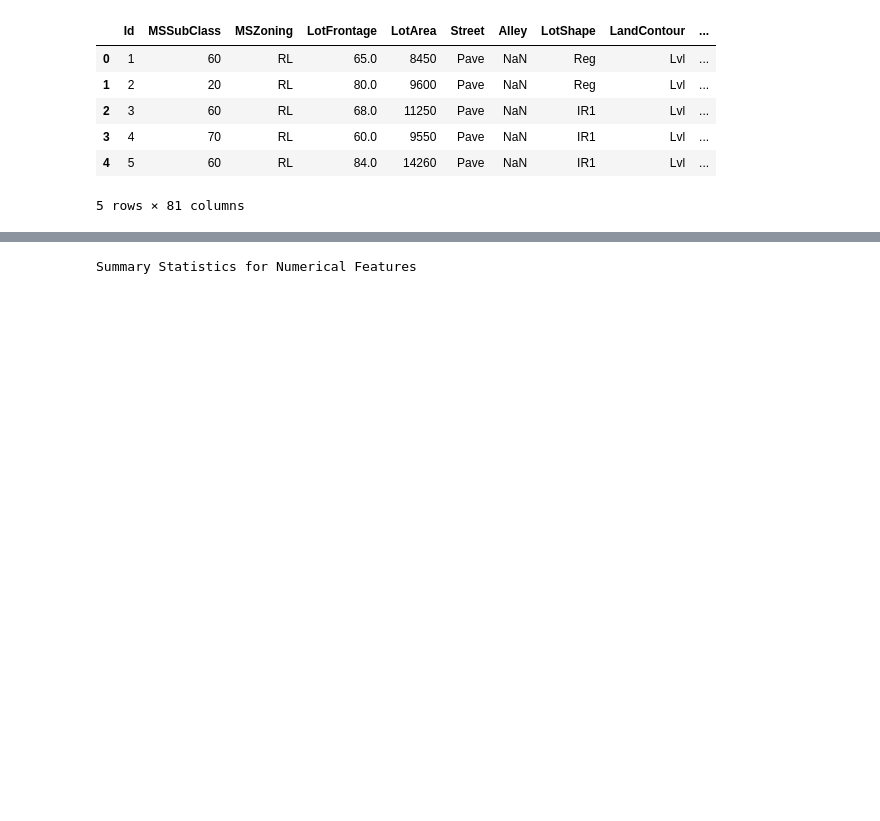
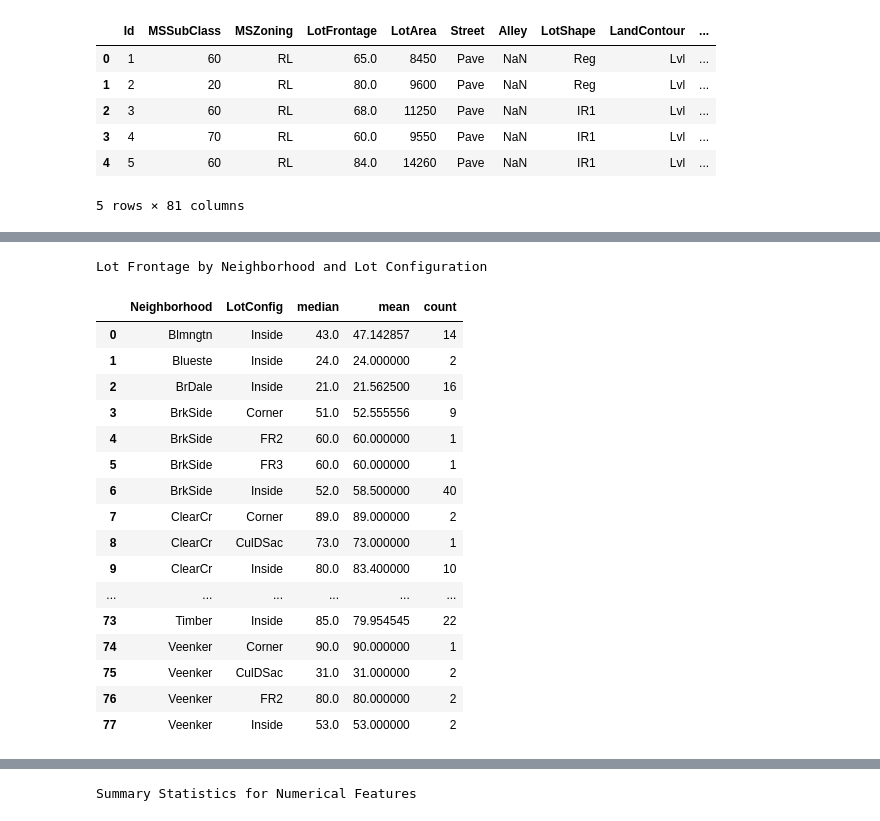
Before and after one commit to Sinjinkim/Ames-housing-price-predicton, a Jupyter notebook: notebooks/01_eda.ipynb, the cells around one changed output, grey strips where cells are left out. Drawn from its saved outputs; the diff is of its cells as text; code cells hidden in the pictures; blank space fills up the shorter version.

```diff
--- a/notebooks/01_eda.ipynb
+++ b/notebooks/01_eda.ipynb
@@ -135,0 +143,23 @@ Name: LotFrontage, dtype: int64
+# %%
+lotfrontage_by_group = (train.groupby(['Neighborhood', 'LotConfig'])['LotFrontage'].agg(median = 'median', mean = 'mean', count = 'count')).reset_index()
+
+display(HTML(create_scrollable_table(lotfrontage_by_group, "lotfrontage_by_group","Lot Frontage by Neighborhood and Lot Configuration")))
+# %% [output]
+Lot Frontage by Neighborhood and Lot Configuration
+|  | Neighborhood | LotConfig | median | mean | count |
+| 0 | Blmngtn | Inside | 43.0 | 47.142857 | 14 |
+| 1 | Blueste | Inside | 24.0 | 24.000000 | 2 |
+| 2 | BrDale | Inside | 21.0 | 21.562500 | 16 |
+| 3 | BrkSide | Corner | 51.0 | 52.555556 | 9 |
+| 4 | BrkSide | FR2 | 60.0 | 60.000000 | 1 |
+| 5 | BrkSide | FR3 | 60.0 | 60.000000 | 1 |
+| 6 | BrkSide | Inside | 52.0 | 58.500000 | 40 |
+| 7 | ClearCr | Corner | 89.0 | 89.000000 | 2 |
+| 8 | ClearCr | CulDSac | 73.0 | 73.000000 | 1 |
+| 9 | ClearCr | Inside | 80.0 | 83.400000 | 10 |
+| ... | ... | ... | ... | ... | ... |
+| 73 | Timber | Inside | 85.0 | 79.954545 | 22 |
+| 74 | Veenker | Corner | 90.0 | 90.000000 | 1 |
+| 75 | Veenker | CulDSac | 31.0 | 31.000000 | 2 |
+| 76 | Veenker | FR2 | 80.0 | 80.000000 | 2 |
+| 77 | Veenker | Inside | 53.0 | 53.000000 | 2 |
```
Also changed, not shown: parts of 22 cells of this notebook, 1 other file.
